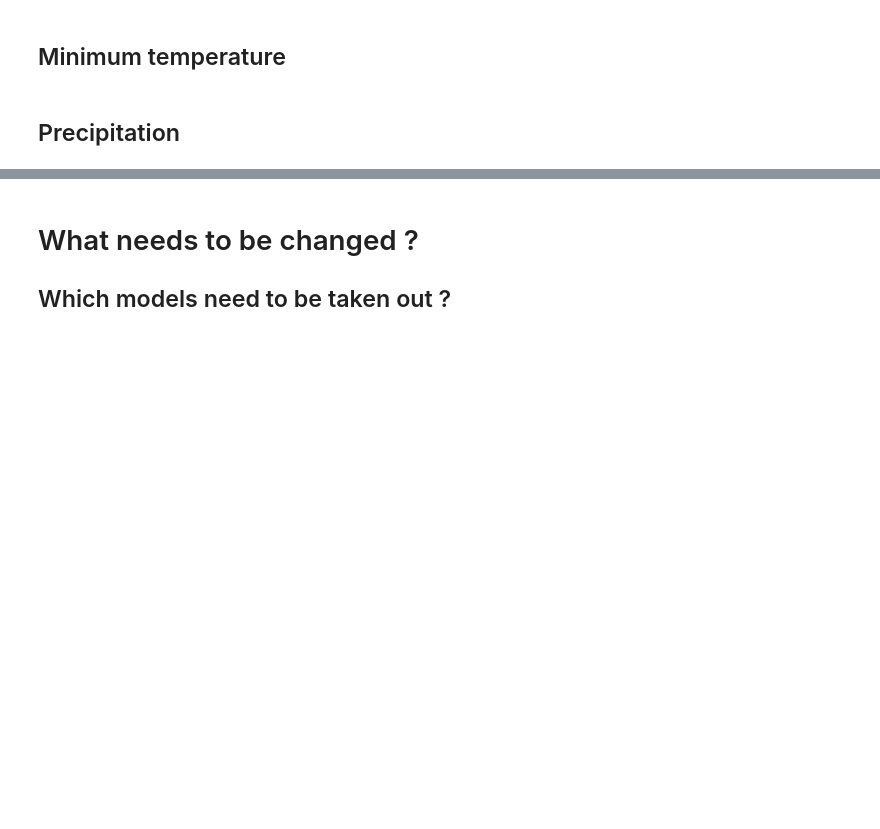
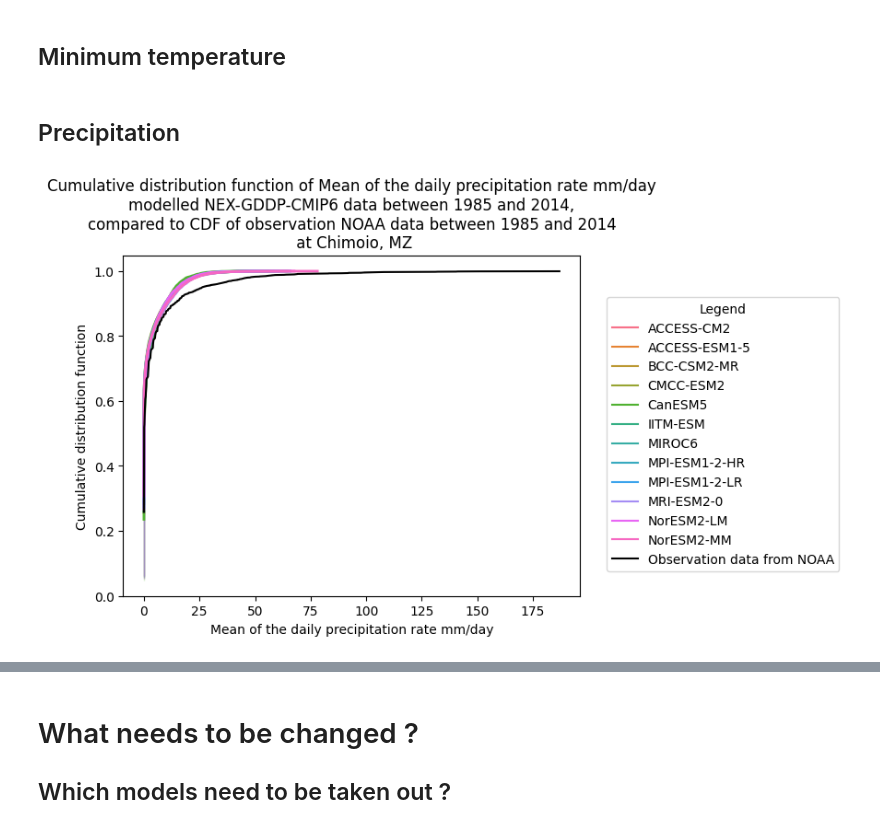
Before and after one commit to RaphaelPB/CRVA_tool, a Jupyter notebook: Compare NOAA station and NEXGDDP CMIP6 data.ipynb, the cells around one changed output, grey strips where cells are left out. Drawn from its saved outputs; the diff is of its cells as text; code cells hidden in the pictures; blank space fills up the shorter version.

Commit message:
Work on precipitation indicator and code commenting
Add comments in Functions_ImportData
produce graphs of BC data and non bc data
work on precipitation indicators

```diff
--- a/Compare NOAA station and NEXGDDP CMIP6 data.ipynb
+++ b/Compare NOAA station and NEXGDDP CMIP6 data.ipynb
@@ -314,6 +329,12 @@ boxplots_('precipitation',pr_model_NEX_GDDPCMIP6_to_comp_NOAA_PEMBA_past,'Mean o
 # Chimoio past emplacement station
 # %%
 compare_3_lines('test','Mean','precipitation',pr_model_NEX_GDDPCMIP6_to_comp_NOAA_CHIMOIO_past,'Mean of the daily precipitation rate mm/day','NEX-GDDP-CMIP6',daily_sum_obs_from_NOAA_CHIMOIO,'PRCP','NOAA','Yearly mean of the mean daily precipitation rate mm/day','Chimoio')
+# %%
+pr_model_NEX_GDDPCMIP6_to_comp_NOAA_CHIMOIO_past = pr_model_NEX_GDDPCMIP6_to_comp_NOAA_CHIMOIO_past[pr_model_NEX_GDDPCMIP6_to_comp_NOAA_CHIMOIO_past['Model']!='NESM3']
+pr_model_NEX_GDDPCMIP6_to_comp_NOAA_CHIMOIO_past = pr_model_NEX_GDDPCMIP6_to_comp_NOAA_CHIMOIO_past[pr_model_NEX_GDDPCMIP6_to_comp_NOAA_CHIMOIO_past['Model']!='TaiESM1']
+pr_model_NEX_GDDPCMIP6_to_comp_NOAA_CHIMOIO_past = pr_model_NEX_GDDPCMIP6_to_comp_NOAA_CHIMOIO_past[pr_model_NEX_GDDPCMIP6_to_comp_NOAA_CHIMOIO_past['Model']!='CMCC-CM2-SR5']
 # %%
-cdf_plot_category_or_obs('Chimoio, MZ',df_initial=pr_model_NEX_GDDPCMIP6_to_comp_NOAA_CHIMOIO_past[['Model','Year','Mean of the daily precipitation rate mm/day']],name_column_df='Mean of the daily precipitation rate mm/day',source_df='NEX-GDDP-CMIP6',category='Model',obs_initial=daily_sum_obs_from_NOAA_CHIMOIO,name_column_obs='PRCP',source_obs='NOAA')
+cdf_plot_category_or_obs('Chimoio, MZ',df_initial=pr_model_NEX_GDDPCMIP6_to_comp_NOAA_CHIMOIO_past[pr_model_NEX_GDDPCMIP6_to_comp_NOAA_CHIMOIO_past['Year'].between(1985,2014)][['Model','Year','Mean of the daily precipitation rate mm/day']],name_column_df='Mean of the daily precipitation rate mm/day',source_df='NEX-GDDP-CMIP6',category='Model',obs_initial=daily_sum_obs_from_NOAA_CHIMOIO[daily_sum_obs_from_NOAA_CHIMOIO['Year'].between(1985,2014)],name_column_obs='PRCP',source_obs='NOAA')
+# %% [output]
+[figure, added]
 # %%
```
Also changed, not shown: parts of 12 cells of this notebook, 6 other files.
